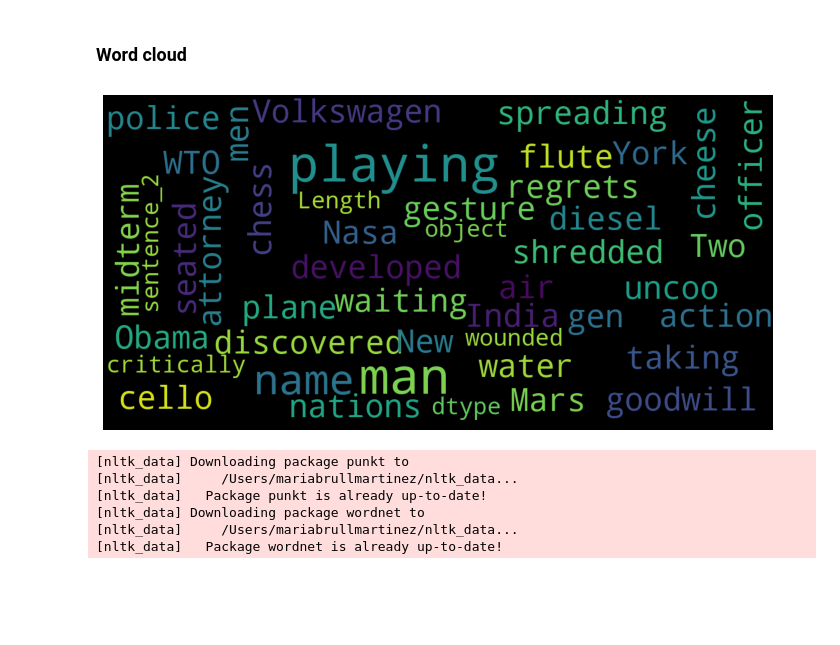
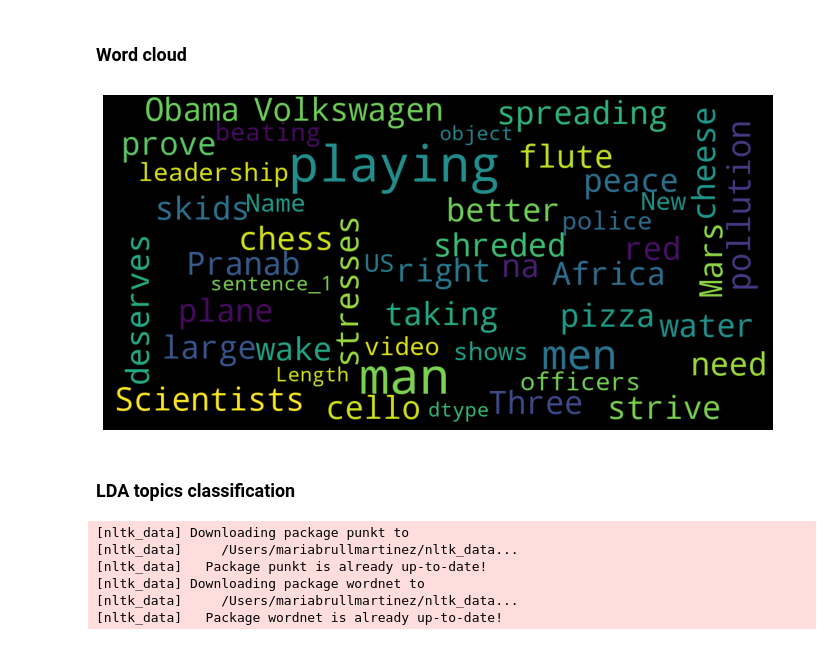
Before and after one commit to mbrull153/EDA-nlp-tfm, a Jupyter notebook: Sts-benchmark.ipynb, the cells around one changed output. Saved outputs shown, nothing was run; the diff lists cells and outputs as text; code cells hidden in the pictures; blank space fills up the shorter version.

```diff
--- a/Sts-benchmark.ipynb
+++ b/Sts-benchmark.ipynb
@@ -197,9 +242,11 @@ def get_word_cloud(data):
     plt.imshow(word_cloud)
     plt.show()
 # %%
-get_word_cloud(df['sentence_2'])
+get_word_cloud(df['sentence_1'])
 # %% [output]
-[figure, old version]
+[figure, new version]
+# %% [markdown]
+### LDA topics classification
 # %%
 import nltk
 nltk.download('punkt')
```
Also changed, not shown: parts of 10 cells of this notebook, 2 other files.
